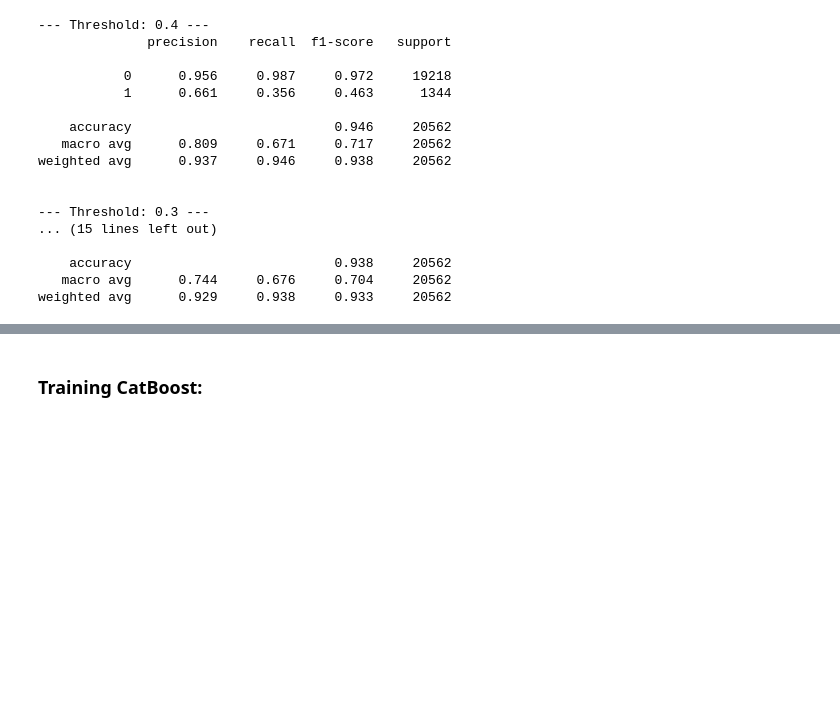
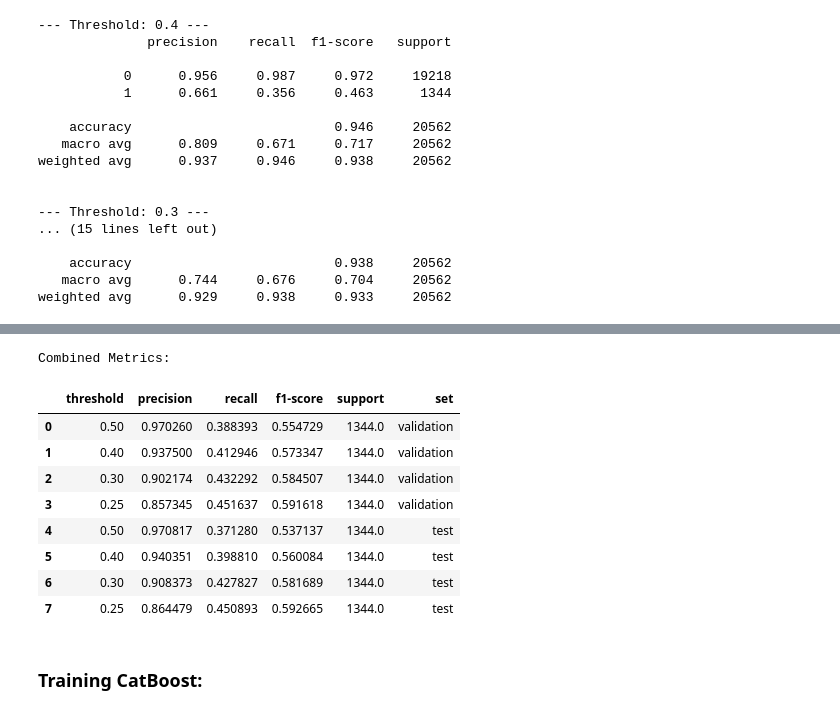
Before and after one commit to saikeerthan06/309-Project, a Jupyter notebook: EGT309_Project_v8.ipynb, the cells around one changed output, grey strips where cells are left out. Drawn from its saved outputs; the diff is of its cells as text; code cells hidden in the pictures; blank space fills up the shorter version.

```diff
--- a/EGT309_Project_v8.ipynb
+++ b/EGT309_Project_v8.ipynb
@@ -1173,0 +1387,38 @@ weighted avg      0.929     0.938     0.933     20562
+# %%
+# placing everything in a table for better visualization
+
+import pandas as pd
+from sklearn.metrics import classification_report
+
+def get_class1_metrics(y_true, probs, thresholds):
+    results = []
+    for t in thresholds:
+        preds = (probs > t).astype(int)
+        report = classification_report(y_true, preds, output_dict=True, zero_division=0)
+        results.append({
+            'threshold': t,
+            'precision': report['1']['precision'],
+            'recall': report['1']['recall'],
+            'f1-score': report['1']['f1-score'],
+            'support': report['1']['support']
+        })
+    return pd.DataFrame(results)
+# %%
+# Define your thresholds
+thresholds = [0.5, 0.4, 0.3, 0.25]
+
+# Get DataFrames for val and test
+val_df = get_class1_metrics(y_val_sai, stack_val_probs, thresholds)
+test_df = get_class1_metrics(y_test_sai, stack_test_probs, thresholds)
+
+# Add column to distinguish val/test for easy concat/plot if you want
+val_df['set'] = 'validation'
+test_df['set'] = 'test'
+
+# Combine if needed
+combined_df = pd.concat([val_df, test_df], ignore_index=True)
+
+print("Validation Metrics:")
+print(val_df)
+print("\nTest Metrics:")
+print(test_df)
@@ -1174,3 +1459,17 @@ weighted avg      0.929     0.938     0.933     20562
+# %%
+print("\nCombined Metrics:")
+combined_df
+# %% [output]
+Combined Metrics:
+|  | threshold | precision | recall | f1-score | support | set |
+| 0 | 0.50 | 0.970260 | 0.388393 | 0.554729 | 1344.0 | validation |
+| 1 | 0.40 | 0.937500 | 0.412946 | 0.573347 | 1344.0 | validation |
+| 2 | 0.30 | 0.902174 | 0.432292 | 0.584507 | 1344.0 | validation |
+| 3 | 0.25 | 0.857345 | 0.451637 | 0.591618 | 1344.0 | validation |
+| 4 | 0.50 | 0.970817 | 0.371280 | 0.537137 | 1344.0 | test |
+| 5 | 0.40 | 0.940351 | 0.398810 | 0.560084 | 1344.0 | test |
+| 6 | 0.30 | 0.908373 | 0.427827 | 0.581689 | 1344.0 | test |
+| 7 | 0.25 | 0.864479 | 0.450893 | 0.592665 | 1344.0 | test |
 # %% [markdown]
 ### Training CatBoost:
 # %%
```
Also changed, not shown: parts of 28 cells of this notebook.
